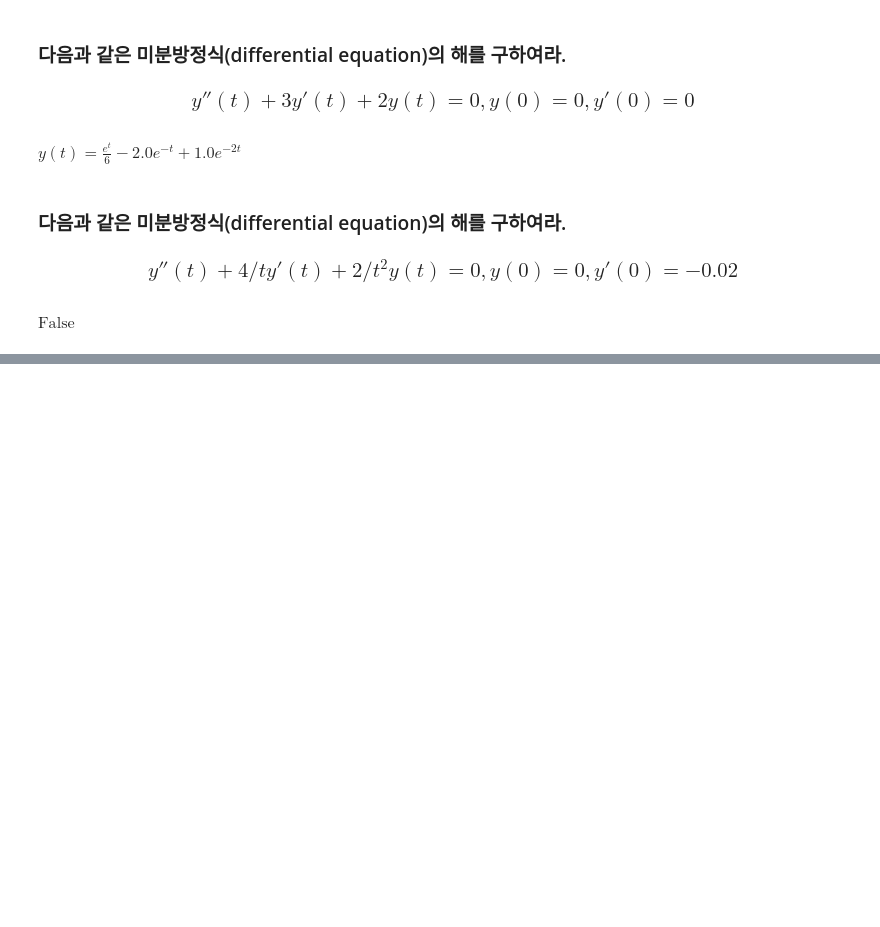
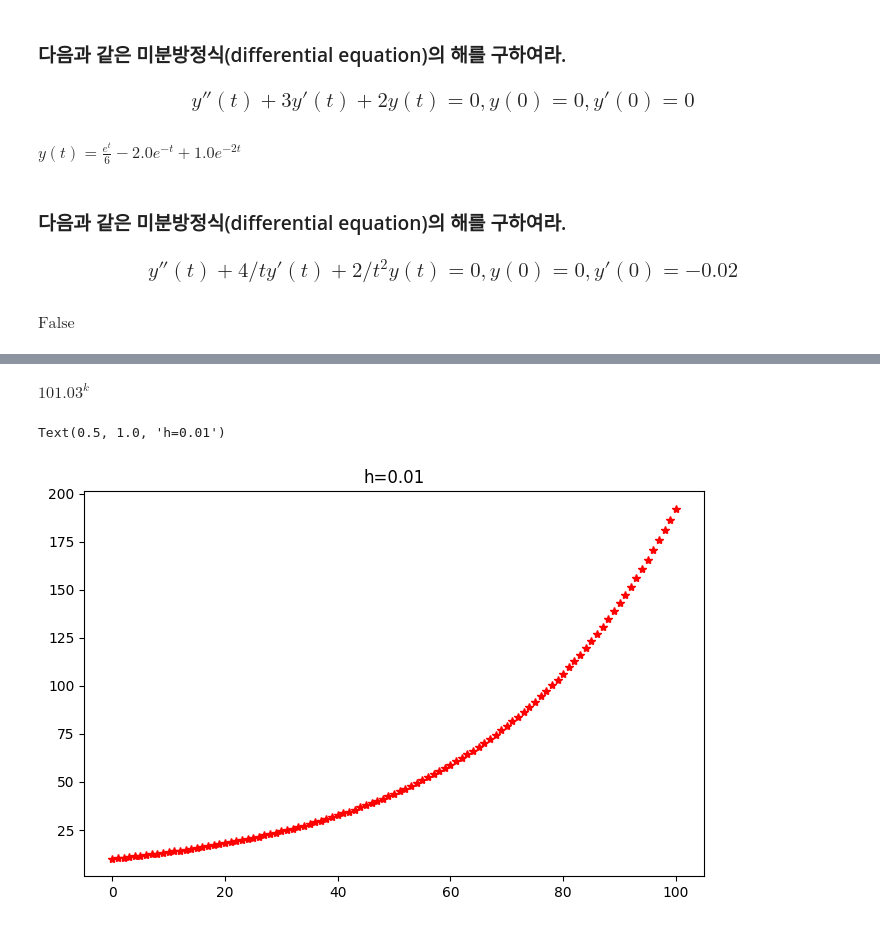
Before and after one commit to HST0077/MME2025, a Jupyter notebook: differential_eq.ipynb, the cells around one changed output, grey strips where cells are left out. Saved outputs shown, nothing was run; the diff lists cells and outputs as text; code cells hidden in the pictures; blank space fills up the shorter version.

```diff
--- a/differential_eq.ipynb
+++ b/differential_eq.ipynb
@@ -99,0 +104,33 @@ $\displaystyle \text{False}$
+# %%
+from sympy import Eq, symbols,rsolve,Function
+
+k=symbols('k',integer=True)
+y=Function('y')
+
+h=0.01
+# 차분 방정식 정의
+diff_eq = Eq((y(k+1)-y(k))/h-3*y(k), 0)
+
+# 초기 조건 추가(딕셔너리 자료형)
+init_conditions = {y(0): 10}
+
+# 해 구하기
+solution = rsolve(diff_eq, y(k),init_conditions)
+solution
+# %% [output]
+$\displaystyle 10 {1.03}^{k}$
+# %%
+import numpy as np
+import matplotlib.pyplot as plt
+
+# k 값 범위 설정
+k_values = np.arange(101) # 0부터 100까지 숫자 설정
+y_disc = [solution.subs(k, val).evalf() for val in k_values]
+
+# 그래프 그리기
+plt.figure(figsize=(8, 5))
+plt.plot(k_values, y_disc,'*r')
+plt.title('h=0.01')
+# %% [output]
+Text(0.5, 1.0, 'h=0.01')
+[figure, added]
```
Also changed, not shown: parts of 17 cells of this notebook.
